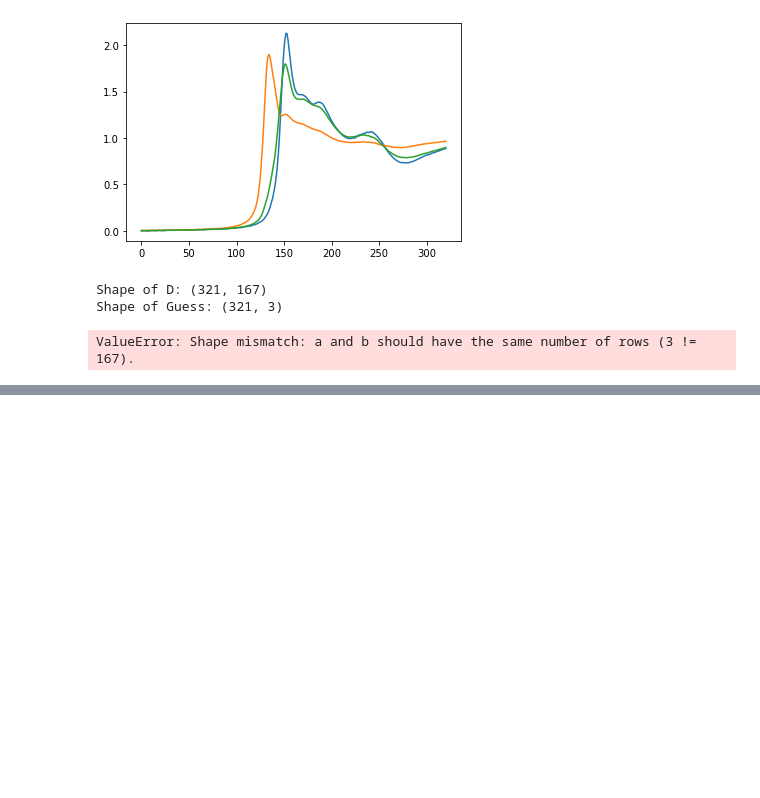
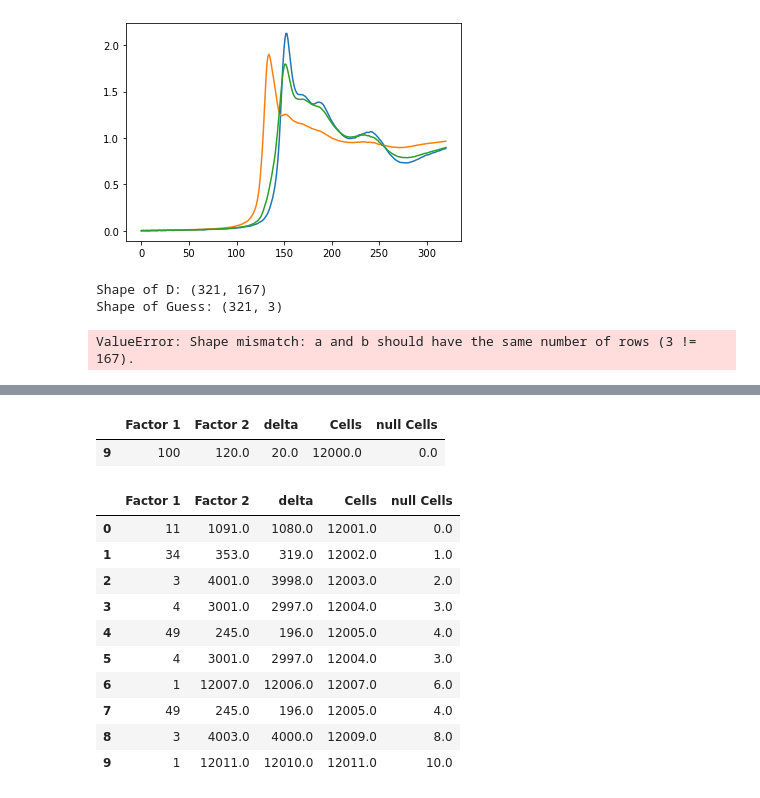
Before and after one commit to ahoffm02/catXAS, a Jupyter notebook: notebooks/MCR-ALS Testing.ipynb, the cells around one changed output, grey strips where cells are left out. Drawn from its saved outputs; the diff is of its cells as text; code cells hidden in the pictures; blank space fills up the shorter version.

```diff
--- a/notebooks/MCR-ALS Testing.ipynb
+++ b/notebooks/MCR-ALS Testing.ipynb
@@ -89,0 +200,19 @@ ValueError: Shape mismatch: a and b should have the same number of rows (3 != 16
+# %%
+square_array(12000)
+# %% [output]
+|  | Factor 1 | Factor 2 | delta | Cells | null Cells |
+| 9 | 100 | 120.0 | 20.0 | 12000.0 | 0.0 |
+# %%
+results
+# %% [output]
+|  | Factor 1 | Factor 2 | delta | Cells | null Cells |
+| 0 | 11 | 1091.0 | 1080.0 | 12001.0 | 0.0 |
+| 1 | 34 | 353.0 | 319.0 | 12002.0 | 1.0 |
+| 2 | 3 | 4001.0 | 3998.0 | 12003.0 | 2.0 |
+| 3 | 4 | 3001.0 | 2997.0 | 12004.0 | 3.0 |
+| 4 | 49 | 245.0 | 196.0 | 12005.0 | 4.0 |
+| 5 | 4 | 3001.0 | 2997.0 | 12004.0 | 3.0 |
+| 6 | 1 | 12007.0 | 12006.0 | 12007.0 | 6.0 |
+| 7 | 49 | 245.0 | 196.0 | 12005.0 | 4.0 |
+| 8 | 3 | 4003.0 | 4000.0 | 12009.0 | 8.0 |
+| 9 | 1 | 12011.0 | 12010.0 | 12011.0 | 10.0 |
```
Also changed, not shown: parts of 7 cells of this notebook, 57 other files.
